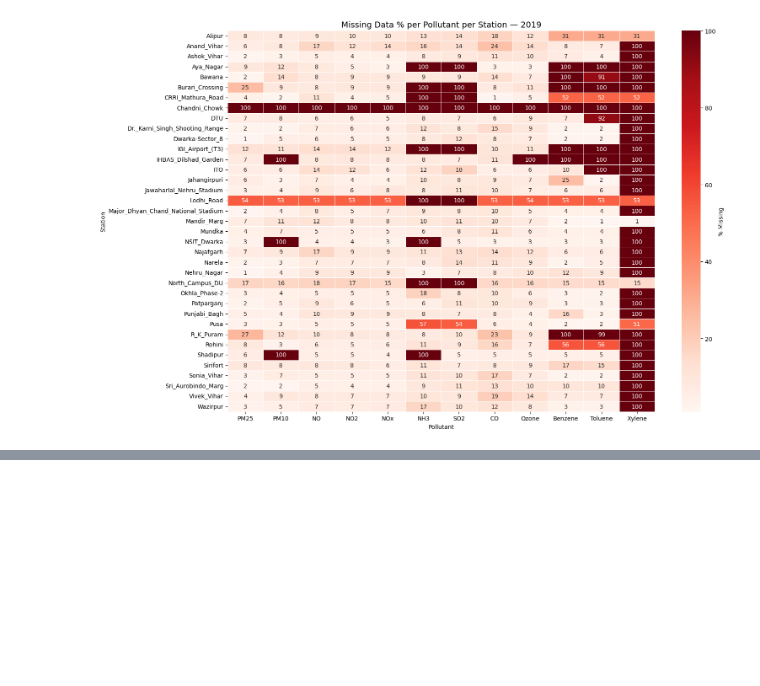
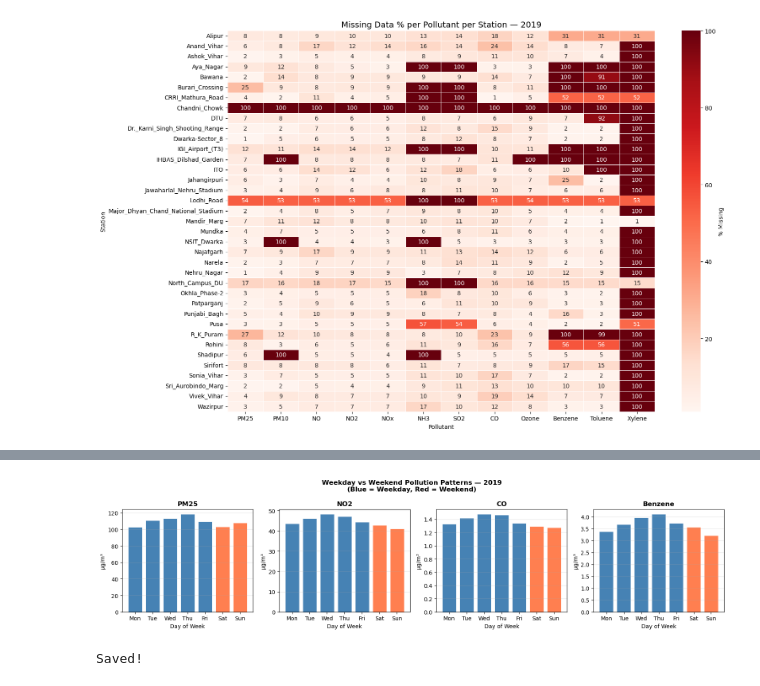
Before and after one commit to Krishna-ctrl1/delhi-aq-analysis, a Jupyter notebook: notebooks/02_eda.ipynb, the cells around one changed output, grey strips where cells are left out. Saved outputs shown, nothing was run; the diff lists cells and outputs as text; code cells hidden in the pictures; blank space fills up the shorter version.

```diff
--- a/notebooks/02_eda.ipynb
+++ b/notebooks/02_eda.ipynb
@@ -98,0 +186,23 @@ plt.show()
+# %%
+days = ['Mon', 'Tue', 'Wed', 'Thu', 'Fri', 'Sat', 'Sun']
+dow = df.groupby('DayOfWeek')[['PM25', 'NO2', 'CO', 'Benzene']].mean()
+
+fig, axes = plt.subplots(1, 4, figsize=(16, 4))
+
+for ax, col in zip(axes, ['PM25', 'NO2', 'CO', 'Benzene']):
+    colors_dow = ['steelblue']*5 + ['coral']*2  # weekdays blue, weekends red
+    ax.bar(days, dow[col], color=colors_dow, edgecolor='white', linewidth=0.5)
+    ax.set_title(col, fontweight='bold')
+    ax.set_ylabel('µg/m³')
+    ax.grid(True, alpha=0.3, axis='y')
+    ax.set_xlabel('Day of Week')
+
+fig.suptitle('Weekday vs Weekend Pollution Patterns — 2019\n(Blue = Weekday, Red = Weekend)',
+             fontsize=12, fontweight='bold')
+plt.tight_layout()
+plt.savefig('../figures/06_day_of_week.png', dpi=150, bbox_inches='tight')
+plt.show()
+print("Saved!")
+# %% [output]
+[figure, added]
+Saved!
```
Also changed, not shown: parts of 10 cells of this notebook, 11 other files.
